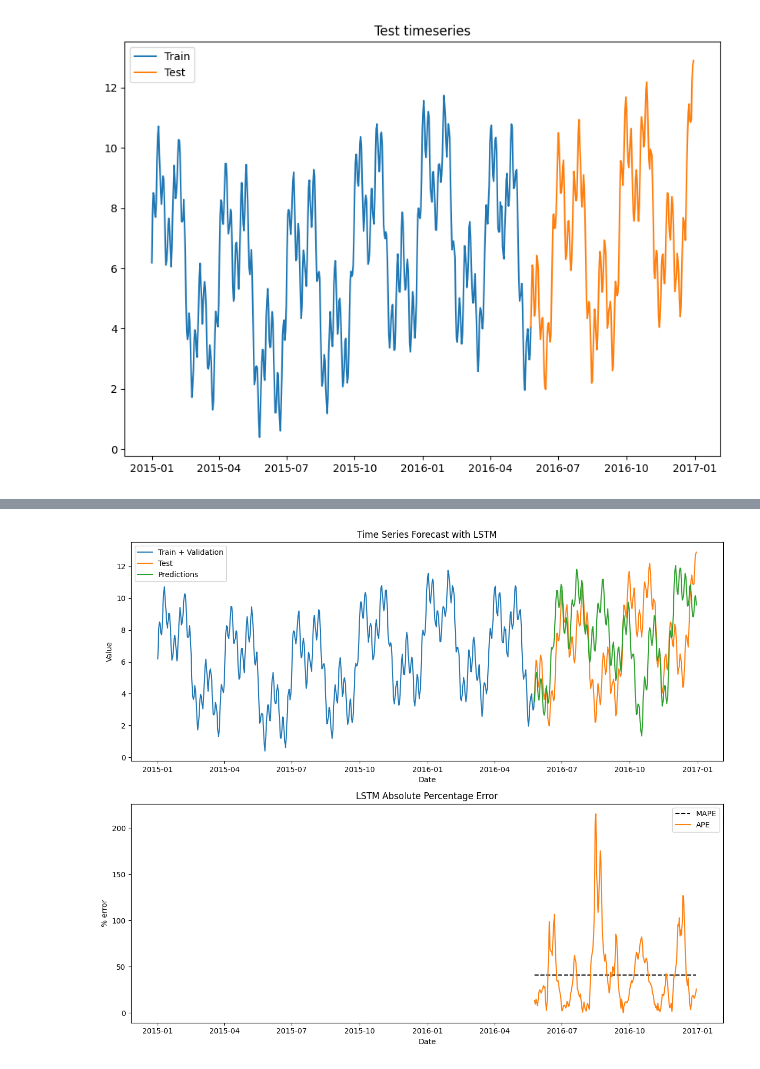
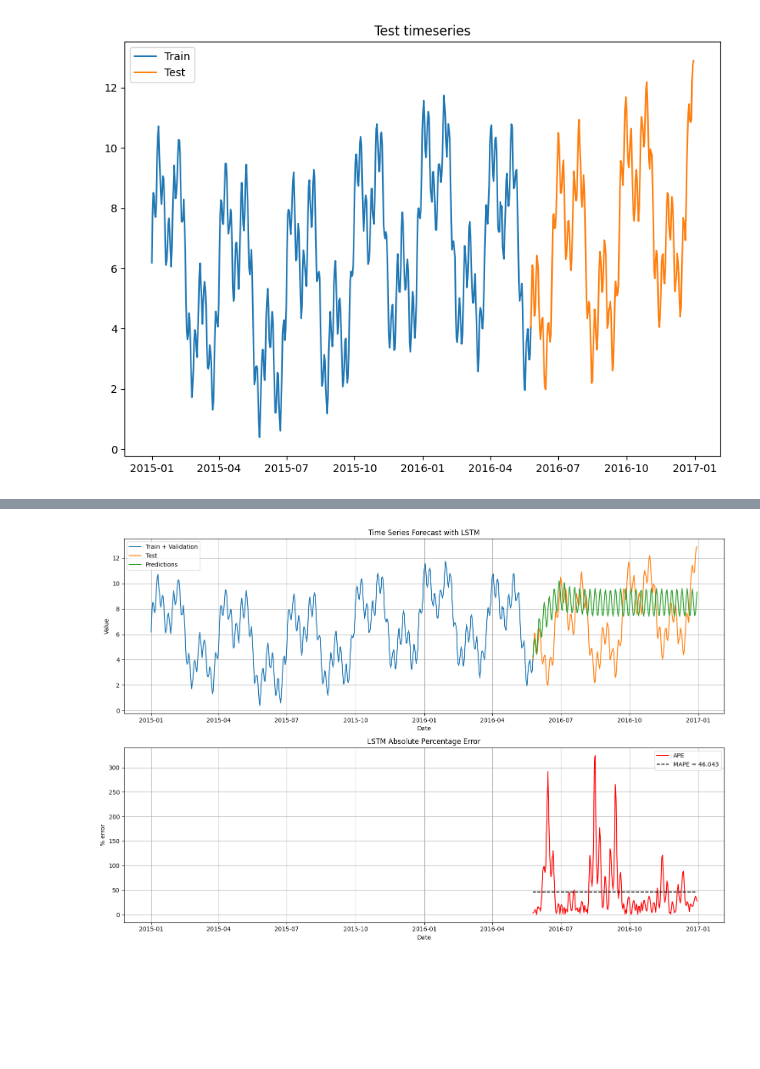
Before and after one commit to KhvatkinNikita/NUC-AI, a Jupyter notebook: notebooks/test.ipynb, the cells around one changed output, grey strips where cells are left out. Drawn from its saved outputs; the diff is of its cells as text; code cells hidden in the pictures; blank space fills up the shorter version.

Commit message:
LSTM test + metrics

```diff
--- a/notebooks/test.ipynb
+++ b/notebooks/test.ipynb
@@ -241,33 +265,35 @@ MAPE = 41.03018976800156
 # %%
 import matplotlib.pyplot as plt
 import numpy as np
 
 # Create a figure with two subplots
-fig, ax1 = plt.subplots(2, 1, figsize=(12, 10))
+fig, ax = plt.subplots(2, 1, figsize=(15, 10))
 
 # ---------------------------
 # Plot the Forecast Results
 # ---------------------------
-ax1[0].plot(date[:test_split+1], values[:test_split+1], label='Train + Validation')
-ax1[0].plot(date[test_split:], test_data, label='Test')
-ax1[0].plot(date[test_split:], predictions, label='Predictions')
-ax1[0].set_xlabel("Date")
-ax1[0].set_ylabel("Value")
-ax1[0].set_title("Time Series Forecast with LSTM")
-ax1[0].legend()
+ax[0].plot(date[:test_split+1], values[:test_split+1], label='Train + Validation')
+ax[0].plot(date[test_split:], y_test, label='Test')
+ax[0].plot(date[test_split:], y_pred, label='Predictions')
+ax[0].set_xlabel("Date")
+ax[0].set_ylabel("Value")
+ax[0].set_title("Time Series Forecast with LSTM")
+ax[0].legend()
+ax[0].grid()
 
 # ---------------------------
 # Plot the Forecast Error
 # ---------------------------
-ax1[1].plot(date, values, alpha=0)
-ax1[1].plot(date[test_split:], MAPE * np.ones(date[test_split:].shape[0]), linestyle='dashed', color='k', label='MAPE')
-ax1[1].plot(date[test_split:], percentage_error(test_data, predictions), label='APE')
-ax1[1].set_xlabel("Date")
-ax1[1].set_ylabel("% error")
-ax1[1].set_title("LSTM Absolute Percentage Error")
-ax1[1].legend()
+ax[1].plot(date[test_split:], metrics.pe(np.asarray(y_test), np.asarray(y_pred)), label='APE', color = 'r')
+ax[1].plot(date, values, alpha=0)
+ax[1].plot(date[test_split:], errors['MAPE'] * np.ones(date[test_split:].shape[0]), linestyle='dashed', color='k', label=f'MAPE = {errors['MAPE'].round(3)}')
+ax[1].set_xlabel("Date")
+ax[1].set_ylabel("% error")
+ax[1].set_title("LSTM Absolute Percentage Error")
+ax[1].legend()
+ax[1].grid()
 
 plt.tight_layout()
 plt.show()
 # %% [output]
-[figure, old version]
+[figure, new version]
```
Also changed, not shown: parts of 3 cells of this notebook, 1 other file.
